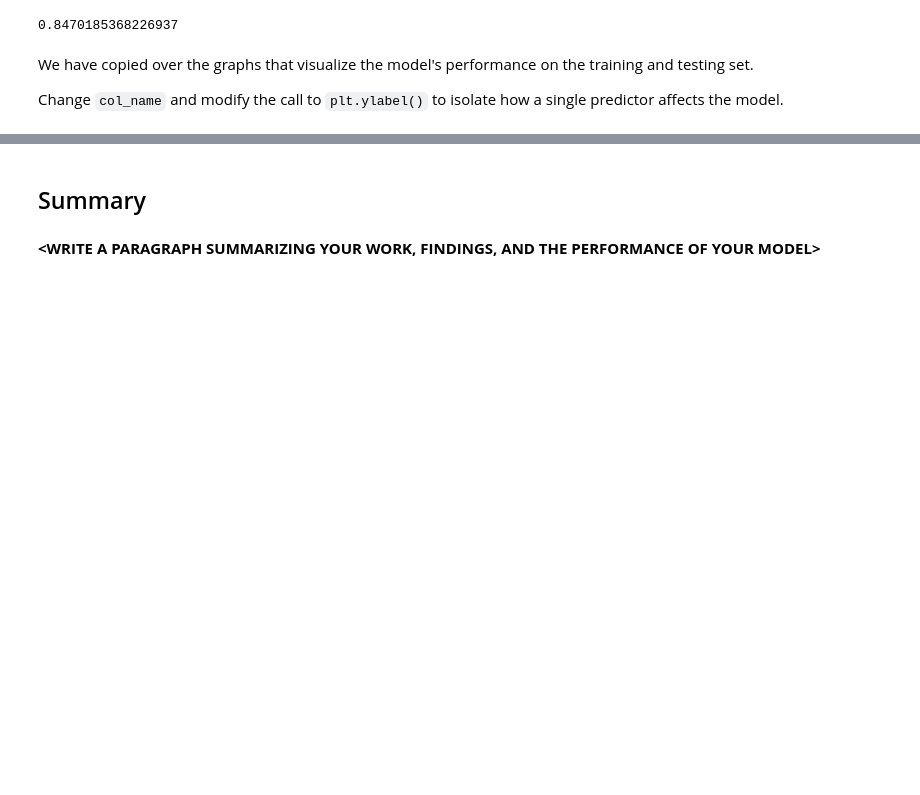
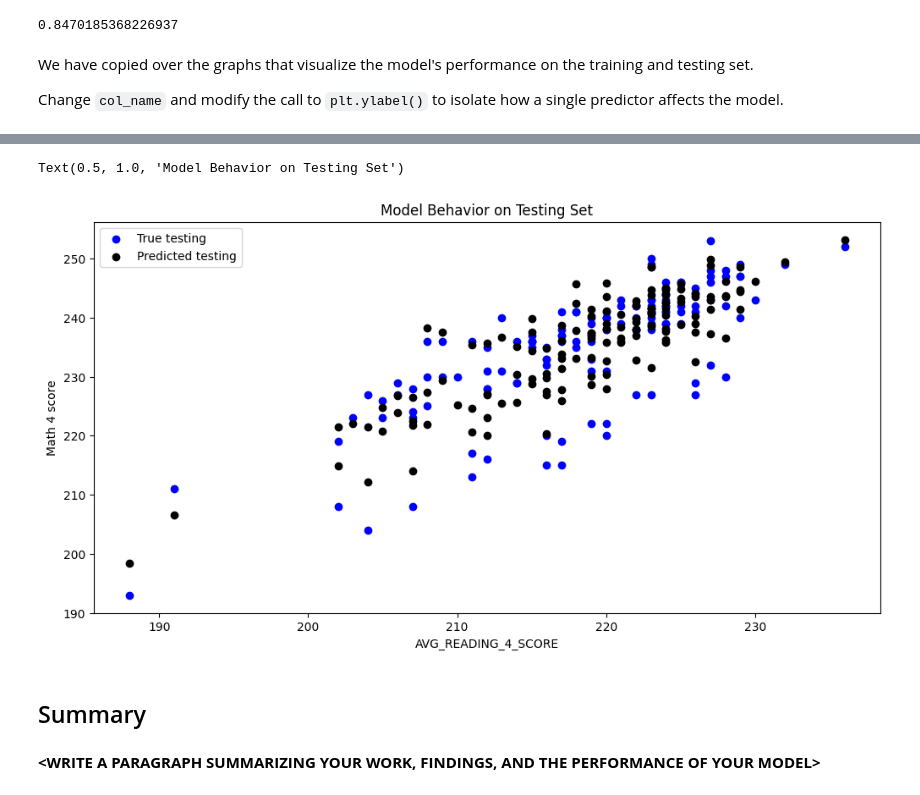
Before and after one commit to sputtipa/MDST-setup, a Jupyter notebook: tutorial1/checkpoint1.ipynb, the cells around one changed output, grey strips where cells are left out. Drawn from its saved outputs; the diff is of its cells as text; code cells hidden in the pictures; blank space fills up the shorter version.

```diff
--- a/tutorial1/checkpoint1.ipynb
+++ b/tutorial1/checkpoint1.ipynb
@@ -213,14 +213,17 @@ KeyError: 'AVG_MATH_4_SCORE'
 # %%
-col_name = 'AVG_MATH_4_SCORE'
+col_name = 'AVG_READING_4_SCORE'
 
 f = plt.figure(figsize=(12,6))
 plt.scatter(X_test[col_name], y_test, color = "blue")
 plt.scatter(X_test[col_name], model.predict(X_test), color = "black")
 
 plt.legend(['True testing','Predicted testing'])
 plt.xlabel(col_name)
 plt.ylabel('Math 4 score')
 plt.title("Model Behavior on Testing Set")
+# %% [output]
+Text(0.5, 1.0, 'Model Behavior on Testing Set')
+[figure, added]
 # %% [markdown]
 <h2> Summary </h2>
 # %% [markdown]
```
Also changed, not shown: parts of 2 cells of this notebook, 1 other file.
